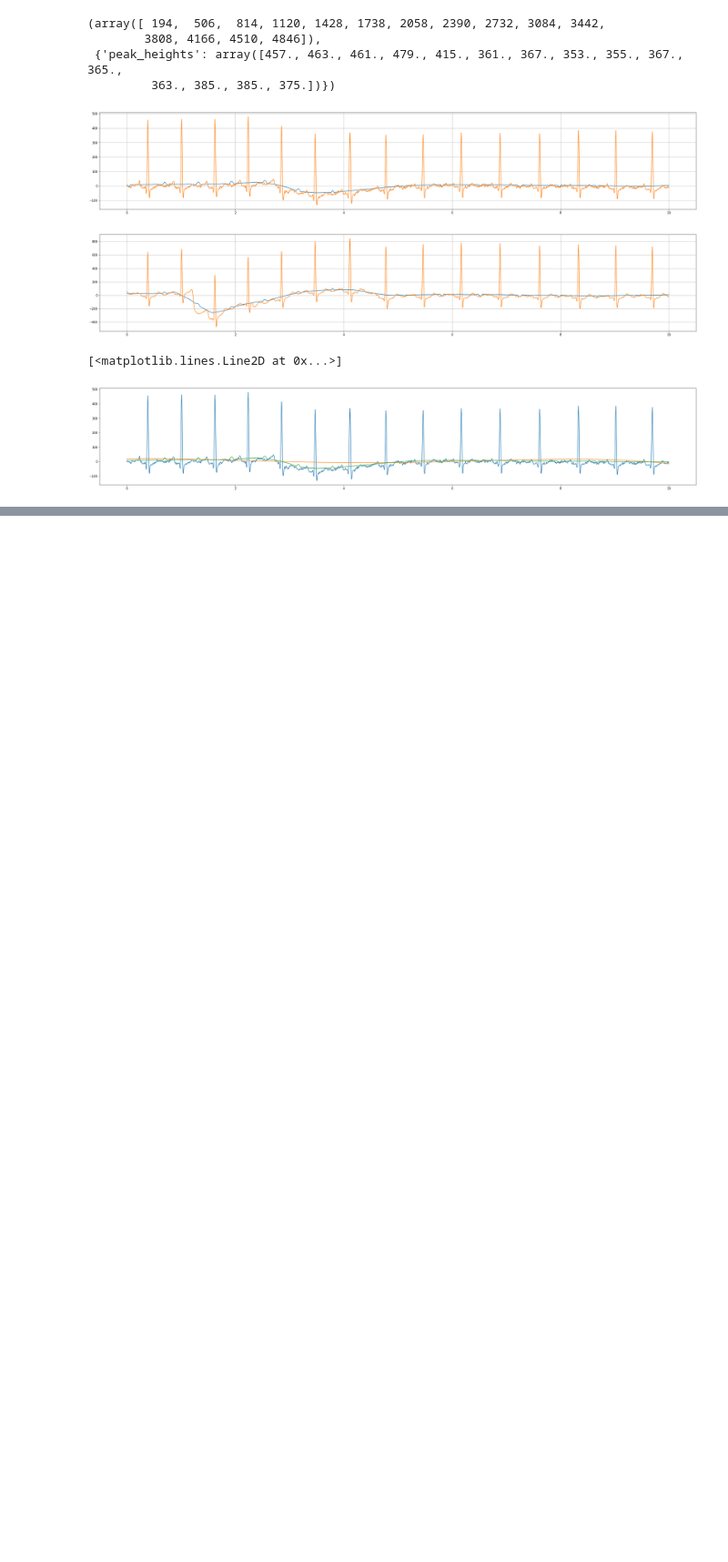
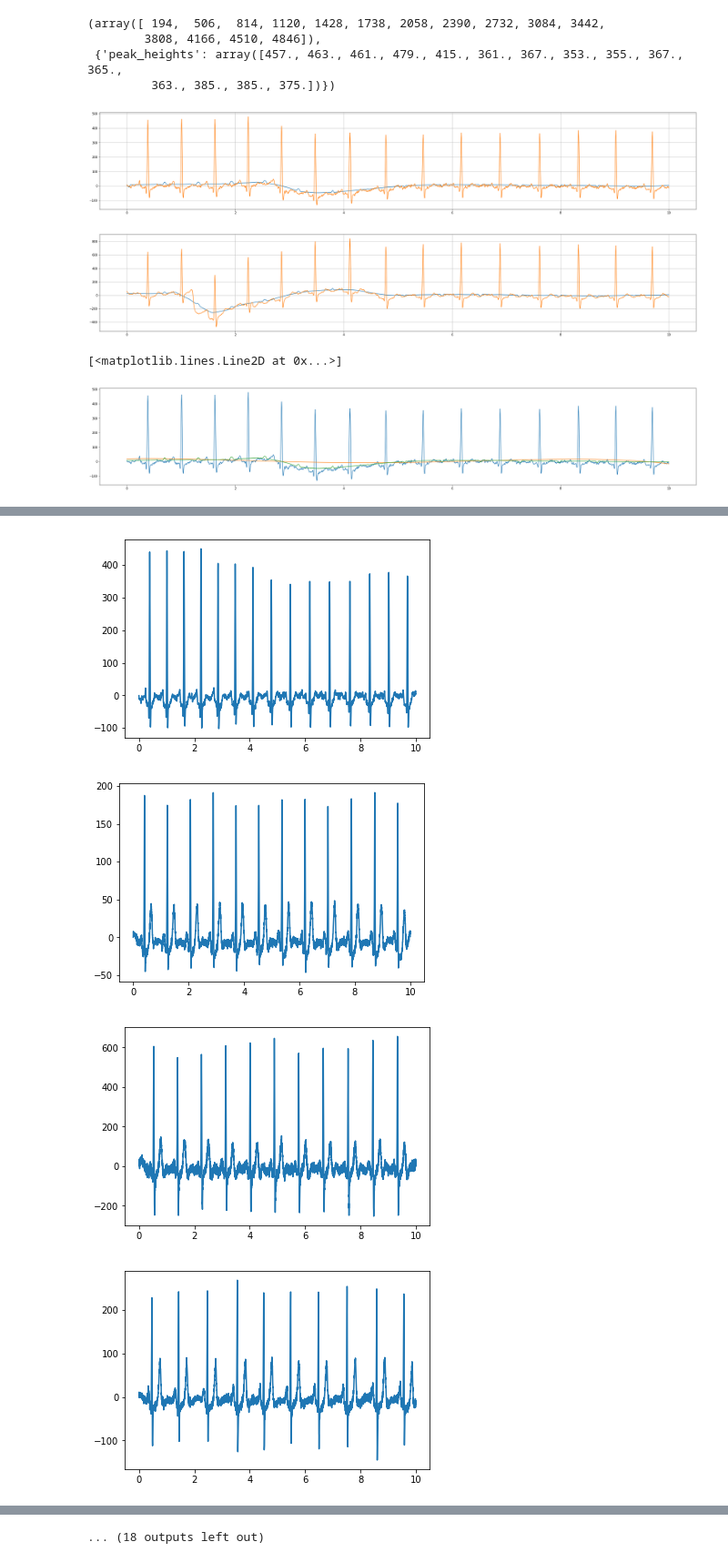
Before and after one commit to Hellinger/ECG-Manlio, a Jupyter notebook: ECG.ipynb, the cells around one changed output, grey strips where cells are left out. Shown at 91% size. Cells and saved outputs as stored; diff of their text form; code cells hidden in the pictures; blank space fills up the shorter version.

```diff
--- a/ECG.ipynb
+++ b/ECG.ipynb
@@ -102,0 +165,14 @@ plt.plot(t, sg4)
+# %%
+filtered_ecg_signals = np.zeros((30, 8, 5000))
+n2 = np.zeros((30))
+
+for i in range(30):
+    n_peaks = []
+    for j in range(8):
+        filtered_signal = high_pass_filter(ecg_signals[i,j,:],5,1,500)
+        m = filtered_signal.max() * 0.75
+        peaks, _ = scipy.signal.find_peaks(filtered_signal, height=m)
+        n_peaks.append(len(peaks))
+    n2[i] = scipy.stats.mode(n_peaks)[0][0]
+    for k in range(8):
+        filtered_ecg_signals[i,k,:] = high_pass_filter(ecg_signals[i,k,:], 5, n2[i]/10, 500)
@@ -102,0 +185,18 @@ plt.plot(t, sg4)
+# %%
+filtered_ecg_signals = np.zeros((30, 8, 5000))
+n3 = np.zeros((30))
+autocorr_signal = np.zeros((30,8,9999))
+
+for i in range(30):
+    n_peaks = []
+    for j in range(8):
+        filtered_signal = high_pass_filter(ecg_signals[i,j,:],5,1,500)
+        if abs(filtered_signal.min()) > filtered_signal.max():
+            filtered_signal = - 1 * filtered_signal
+        m = filtered_signal.max() * 0.5
+        peaks, _ = scipy.signal.find_peaks(filtered_signal, height=m)
+        n_peaks.append(len(peaks))
+    n3[i] = scipy.stats.mode(n_peaks)[0][0]
+    for k in range(8):
+        filtered_ecg_signals[i,k,:] = high_pass_filter(ecg_signals[i,k,:], 5, n3[i]/10, 500)
+        autocorr_signal[i,k,:] = autocorr(filtered_ecg_signals[i,k,:])
@@ -102,0 +209,9 @@ plt.plot(t, sg4)
+# %%
+for p in range(30):
+    plt.plot(t, filtered_ecg_signals[p, 0, :])
+    plt.show()
+# %% [output]
+[figure, added]
+[figure, added]
+[figure, added]
+[figure, added]
@@ -102,0 +226 @@ plt.plot(t, sg4)
+... (18 outputs left out)
```
Also changed, not shown: parts of 16 cells of this notebook.
